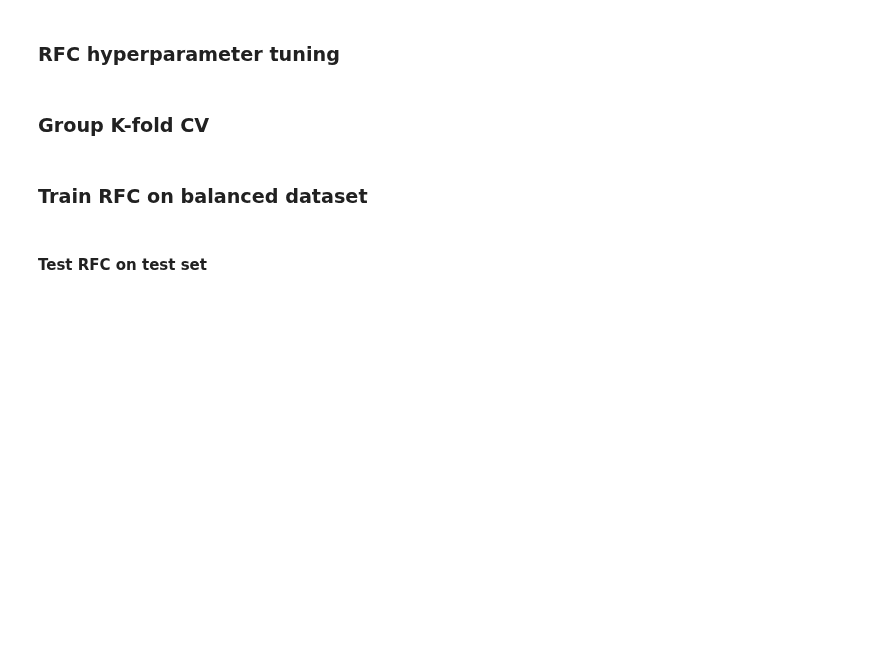
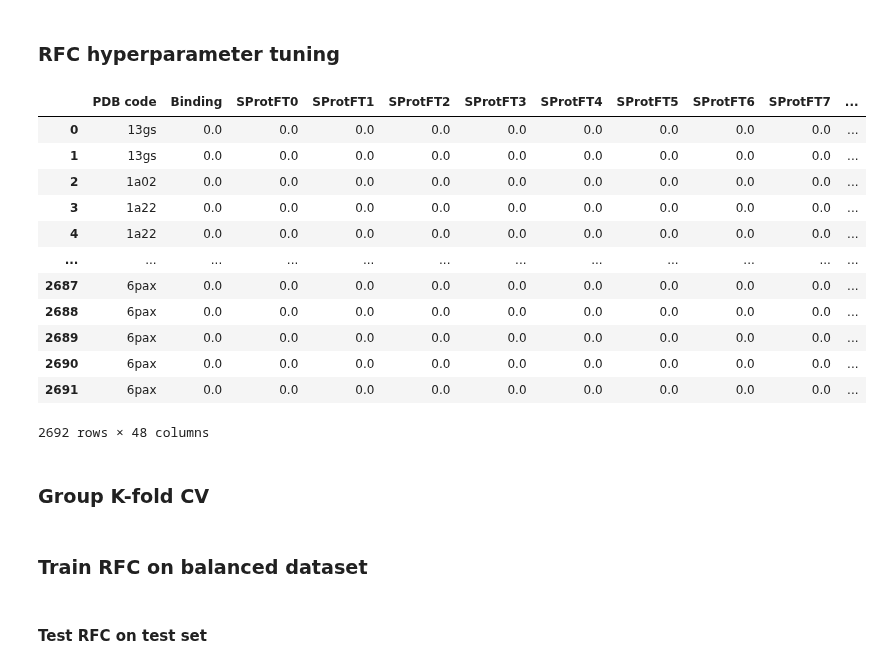
Before and after one commit to Shamin2512/SKL_E2, a Jupyter notebook: MutationClassification.ipynb, the cells around one changed output. Saved outputs shown, nothing was run; the diff lists cells and outputs as text; code cells hidden in the pictures; blank space fills up the shorter version.

```diff
--- a/MutationClassification.ipynb
+++ b/MutationClassification.ipynb
@@ -184,7 +184,7 @@ def balance_data(inData, classData, usedLines):
             Returns:   Input_balance  Array of balanced input training data
                        Label_balance  Array of balanced classes assigned to training data
         Create arrays for the input training data and classes, as needed for predicting the probability.
-        The index [i] is the identifier between the two arrays
+        The index [i] is the identifier between the two arrays.
     """
     Input_balance = []
     Label_balance = []
@@ -209,7 +218,7 @@ def Balance_Folds(BF, usedLines, Input_balance, Label_balance):
         Returns:    Input_folds       List of 5 balanced arrays of training data
                     Output_folds      List of 5 balanced arrays of training data's labels
 
-        Perform the balance_data() function n number of balancing fold times. Return lists for training data and labels
+        Perform the balance_data() function n number of balancing fold times. Return lists for feature data and labels
         where each item is the output of balance_data()
     """
     Input_folds = []
@@ -261,3 +250,6 @@ array(['2r3v:A:52:N', '3bpt:A:122:C', '1qki:A:454:H', '2d1k:C:725:A',
+# %%
+for i in range(len(Input_folds)):
+    np.delete(Input_folds[i], 0)
 # %% [markdown]
 ### RFC hyperparameter tuning
 # %%
@@ -318,6 +310,24 @@ def Group_data(Training_Set):
     Protein_Groups = Group_df['PDB code'].to_list()
 
     return Input_CV, Output_CV, Protein_Groups
+# %%
+Input_CV, Output_CV, Protein_Groups = Group_data(Training_Set)
+# %%
+Input_CV
+# %% [output]
+|  | PDB code | Binding | SProtFT0 | SProtFT1 | SProtFT2 | SProtFT3 | SProtFT4 | SProtFT5 | SProtFT6 | SProtFT7 | ... |
+| 0 | 13gs | 0.0 | 0.0 | 0.0 | 0.0 | 0.0 | 0.0 | 0.0 | 0.0 | 0.0 | ... |
+| 1 | 13gs | 0.0 | 0.0 | 0.0 | 0.0 | 0.0 | 0.0 | 0.0 | 0.0 | 0.0 | ... |
+| 2 | 1a02 | 0.0 | 0.0 | 0.0 | 0.0 | 0.0 | 0.0 | 0.0 | 0.0 | 0.0 | ... |
+| 3 | 1a22 | 0.0 | 0.0 | 0.0 | 0.0 | 0.0 | 0.0 | 0.0 | 0.0 | 0.0 | ... |
+| 4 | 1a22 | 0.0 | 0.0 | 0.0 | 0.0 | 0.0 | 0.0 | 0.0 | 0.0 | 0.0 | ... |
+| ... | ... | ... | ... | ... | ... | ... | ... | ... | ... | ... | ... |
+| 2687 | 6pax | 0.0 | 0.0 | 0.0 | 0.0 | 0.0 | 0.0 | 0.0 | 0.0 | 0.0 | ... |
+| 2688 | 6pax | 0.0 | 0.0 | 0.0 | 0.0 | 0.0 | 0.0 | 0.0 | 0.0 | 0.0 | ... |
+| 2689 | 6pax | 0.0 | 0.0 | 0.0 | 0.0 | 0.0 | 0.0 | 0.0 | 0.0 | 0.0 | ... |
+| 2690 | 6pax | 0.0 | 0.0 | 0.0 | 0.0 | 0.0 | 0.0 | 0.0 | 0.0 | 0.0 | ... |
+| 2691 | 6pax | 0.0 | 0.0 | 0.0 | 0.0 | 0.0 | 0.0 | 0.0 | 0.0 | 0.0 | ... |
+2692 rows × 48 columns
 # %% [markdown]
 ### Group K-fold CV
 # %%
```
Also changed, not shown: parts of 4 cells of this notebook.
